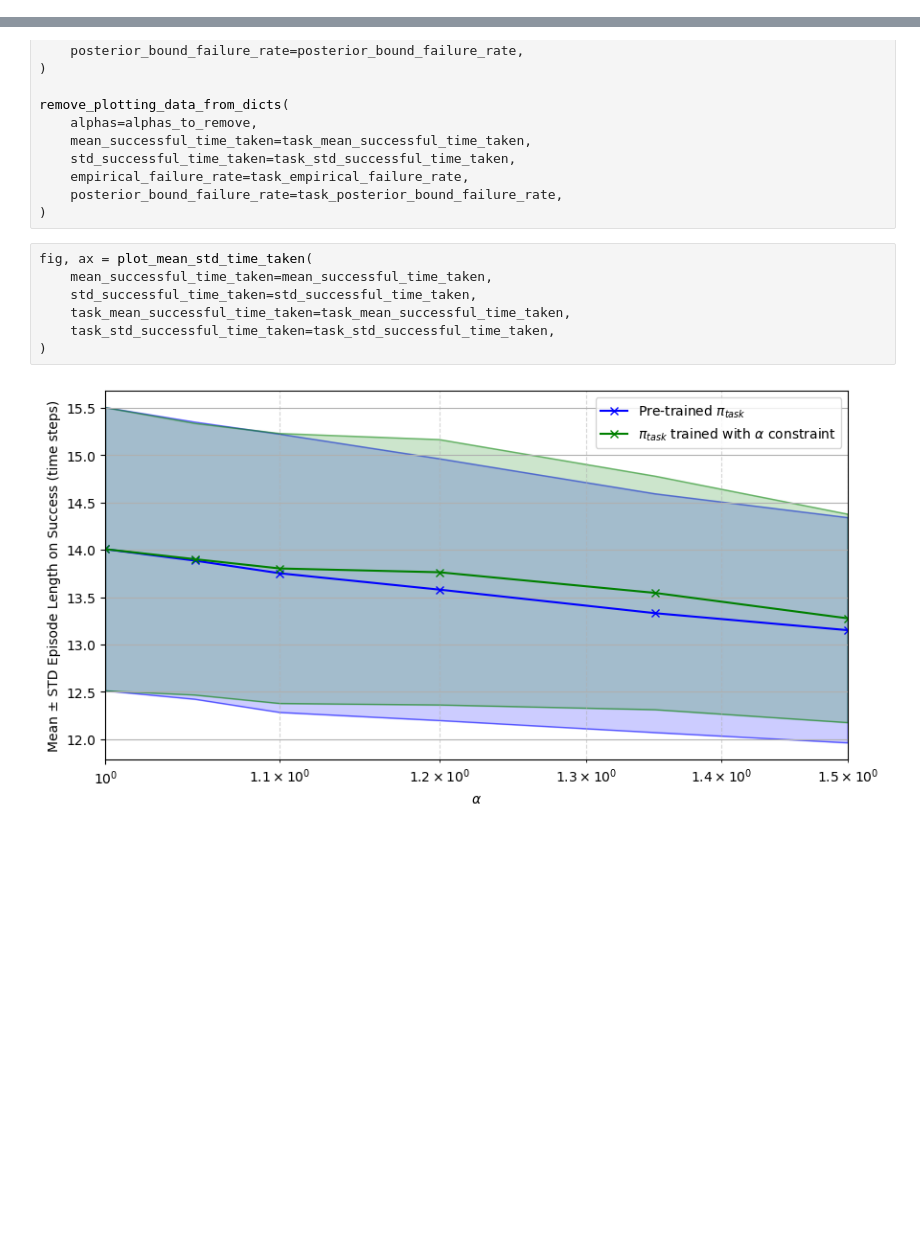
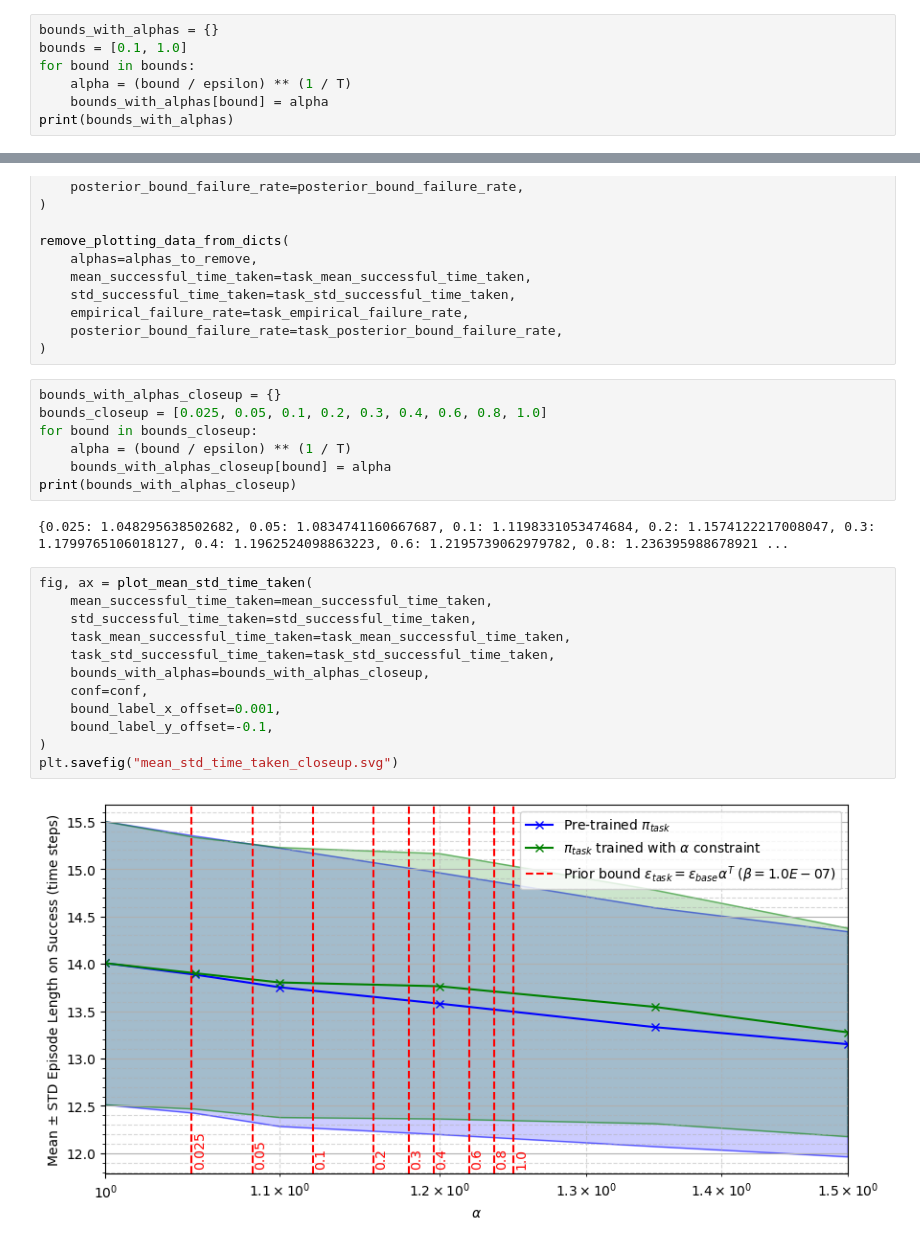
Before and after one commit to JacquesCloete/sport, a Jupyter notebook: notebooks/envs/comparing_validation_over_alphas_low_freq_fixed_env.ipynb, the cells around one changed output, grey strips where cells are left out. Drawn from its saved outputs; the diff is of its cells as text; blank space fills up the shorter version.

Commit message:
Improved plots
Also deleted old files

```diff
--- a/notebooks/envs/comparing_validation_over_alphas_low_freq_fixed_env.ipynb
+++ b/notebooks/envs/comparing_validation_over_alphas_low_freq_fixed_env.ipynb
@@ -100,3 +103,10 @@ for alpha in alphas:
         posterior_bound_failure_rate=task_posterior_bound_failure_rate,
         conf=conf,
     )
+# %%
+bounds_with_alphas = {}
+bounds = [0.1, 1.0]
+for bound in bounds:
+    alpha = (bound / epsilon) ** (1 / T)
+    bounds_with_alphas[bound] = alpha
+print(bounds_with_alphas)
@@ -138,15 +156,29 @@ remove_plotting_data_from_dicts(
     empirical_failure_rate=task_empirical_failure_rate,
     posterior_bound_failure_rate=task_posterior_bound_failure_rate,
 )
+# %%
+bounds_with_alphas_closeup = {}
+bounds_closeup = [0.025, 0.05, 0.1, 0.2, 0.3, 0.4, 0.6, 0.8, 1.0]
+for bound in bounds_closeup:
+    alpha = (bound / epsilon) ** (1 / T)
+    bounds_with_alphas_closeup[bound] = alpha
+print(bounds_with_alphas_closeup)
+# %% [output]
+{0.025: 1.048295638502682, 0.05: 1.0834741160667687, 0.1: 1.1198331053474684, 0.2: 1.1574122217008047, 0.3: 1.1799765106018127, 0.4: 1.1962524098863223, 0.6: 1.2195739062979782, 0.8: 1.236395988678921 ...
 # %%
 fig, ax = plot_mean_std_time_taken(
     mean_successful_time_taken=mean_successful_time_taken,
     std_successful_time_taken=std_successful_time_taken,
     task_mean_successful_time_taken=task_mean_successful_time_taken,
     task_std_successful_time_taken=task_std_successful_time_taken,
+    bounds_with_alphas=bounds_with_alphas_closeup,
+    conf=conf,
+    bound_label_x_offset=0.001,
+    bound_label_y_offset=-0.1,
 )
+plt.savefig("mean_std_time_taken_closeup.svg")
 # %% [output]
-[figure, old version]
+[figure, new version]
 # %%
 fig, ax = plot_failure_probs(
     epsilon=epsilon,
```
Also changed, not shown: parts of 8 cells of this notebook, 15 other files.
